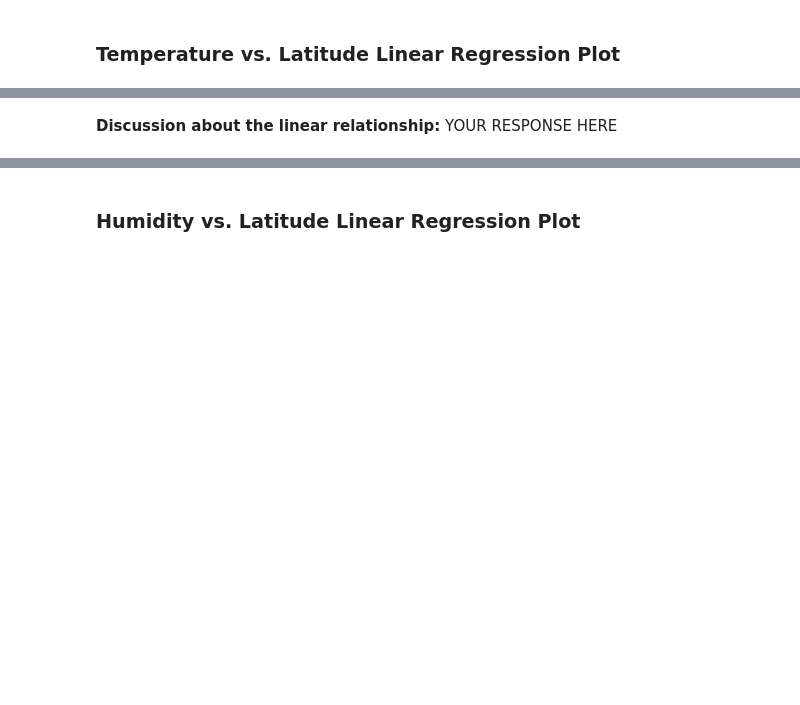
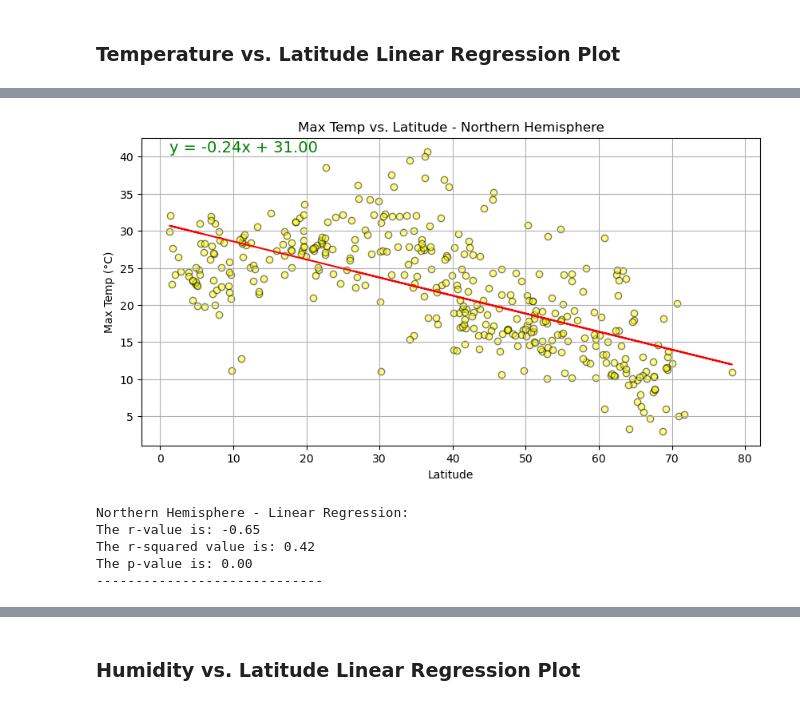
Before and after one commit to Adolph24/python-api-challenge, a Jupyter notebook: starter_code/WeatherPy.ipynb, the cells around one changed output, grey strips where cells are left out. Saved outputs shown, nothing was run; the diff lists cells and outputs as text; code cells hidden in the pictures; blank space fills up the shorter version.

```diff
--- a/starter_code/WeatherPy.ipynb
+++ b/starter_code/WeatherPy.ipynb
@@ -456,2 +378,24 @@ plt.show()
+# %%
+# Define a function to create Linear Regression plots
+def plot_linear_regression(x_values, y_values, title, x_label, y_label, hemisphere):
+    (slope, intercept, r_value, p_value, std_err) = linregress(x_values, y_values)
+    regress_values = x_values * slope + intercept
+    line_eq = f"y = {slope:.2f}x + {intercept:.2f}"
+
+    plt.figure(figsize=(10, 5))
+    plt.scatter(x_values, y_values, c="yellow", alpha=0.5, edgecolor="black")
+    plt.plot(x_values, regress_values, "r-")
+    plt.annotate(line_eq, (x_values.min(), y_values.max()), fontsize=14, color="green")
+    plt.title(f"{title} - {hemisphere}")
+    plt.xlabel(x_label)
+    plt.ylabel(y_label)
+    plt.grid(True)
+    plt.show()
+
+    print(f"{hemisphere} - Linear Regression:")
+    print(f"The r-value is: {r_value:.2f}")
+    print(f"The r-squared value is: {r_value**2:.2f}")
+    print(f"The p-value is: {p_value:.2f}")
+    print("-----------------------------")
 # %%
 # Create a DataFrame with the Northern Hemisphere data (Latitude >= 0)
@@ -498,2 +430,11 @@ The r^2-value is: 0.6720220238897325
-# %% [markdown]
-**Discussion about the linear relationship:** YOUR RESPONSE HERE
+# %%
+# Linear regression on Northern Hemisphere
+plot_linear_regression(northern_hemi_df["Lat"], northern_hemi_df["Max Temp"],
+                       "Max Temp vs. Latitude", "Latitude", "Max Temp (°C)", "Northern Hemisphere")
+# %% [output]
+[figure, added]
+Northern Hemisphere - Linear Regression:
+The r-value is: -0.65
+The r-squared value is: 0.42
+The p-value is: 0.00
+-----------------------------
```
Also changed, not shown: parts of 32 cells of this notebook.
